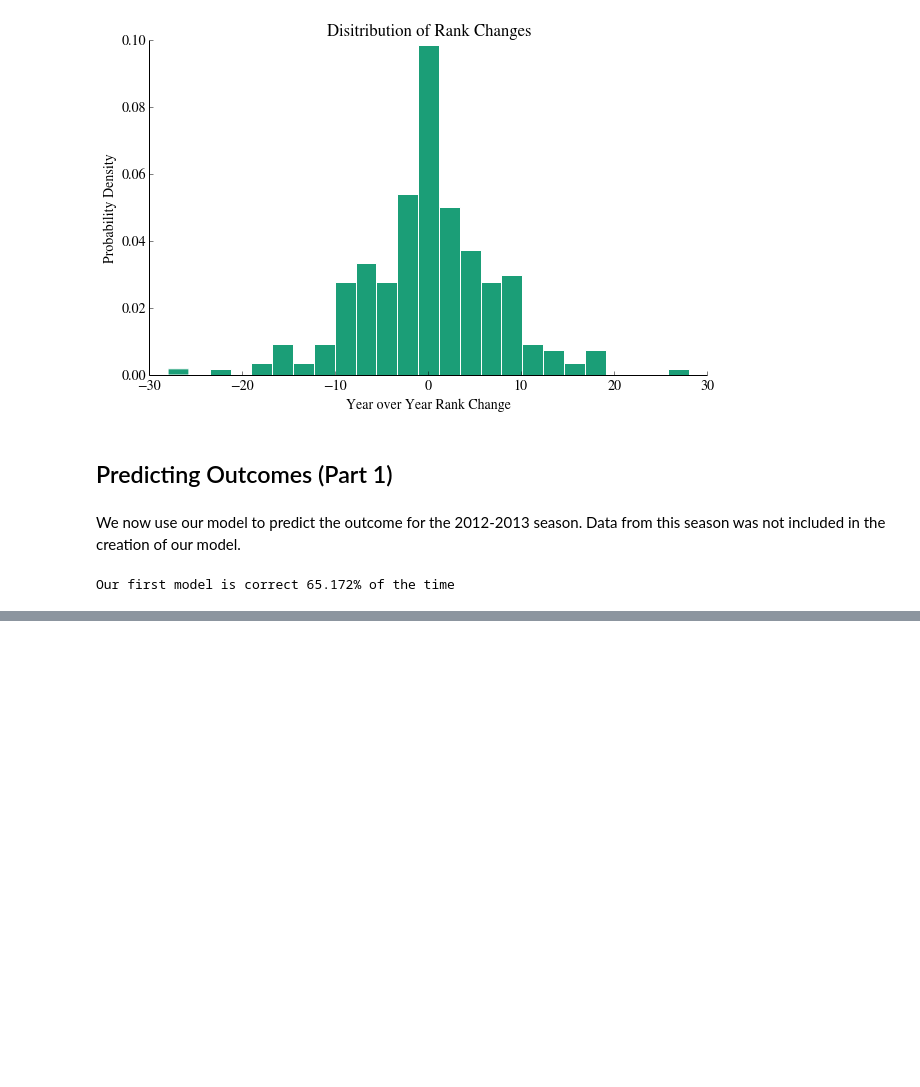
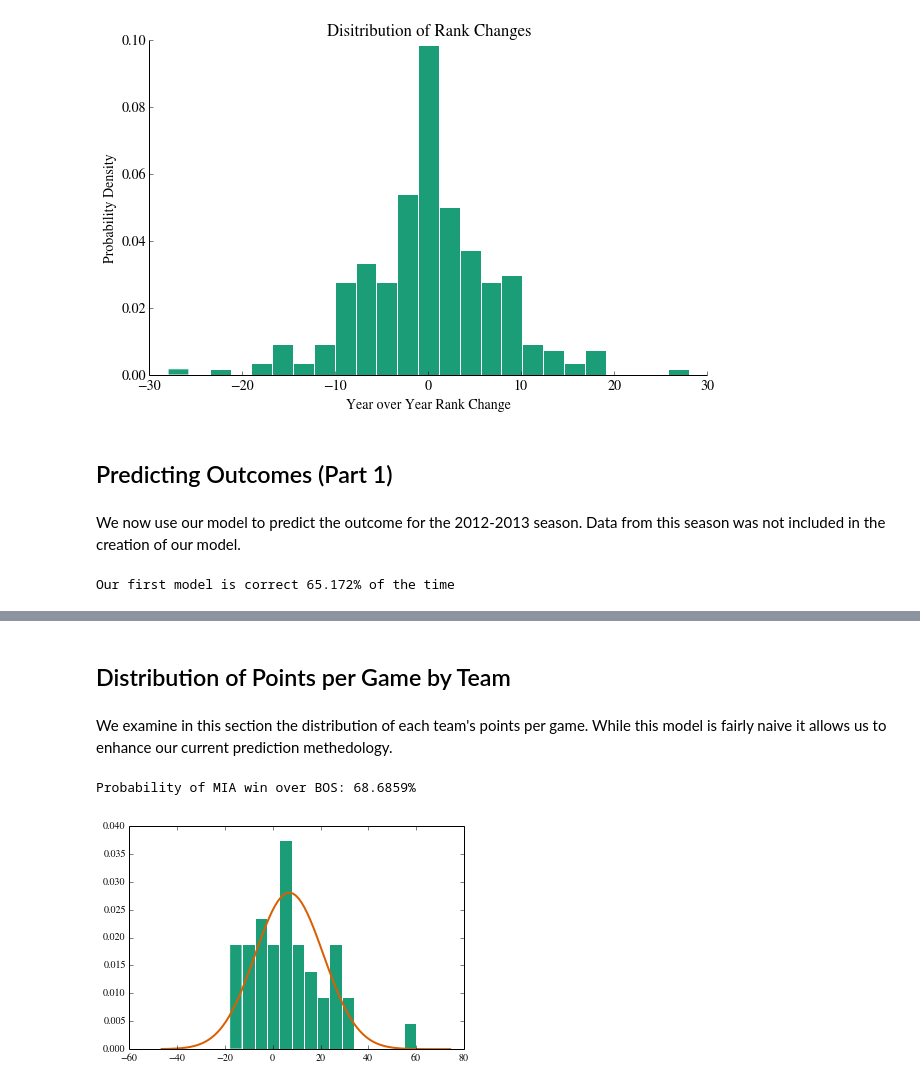
Before and after one commit to Christophevan/project, a Jupyter notebook: Project.ipynb, the cells around one changed output, grey strips where cells are left out. Saved outputs shown, nothing was run; the diff lists cells and outputs as text; code cells hidden in the pictures; blank space fills up the shorter version.

```diff
--- a/Project.ipynb
+++ b/Project.ipynb
@@ -504,7 +507,7 @@ diff_std = defaultdict(list)
 #Calculate the average point difference and the std. deviation
 for rnk_diff in score_diff.keys():
     #Only store data for rank diffences with enough observations to draw statisically significant observations
-    req_obvs = pow((1.644853*np.std(score_diff[rnk_diff]))/np.mean(score_diff[rnk_diff]),2)
+    req_obvs = pow((1.281551*np.std(score_diff[rnk_diff]))/np.mean(score_diff[rnk_diff]),2)
     num_obvs = len(score_diff[rnk_diff])
     if  num_obvs > req_obvs:
         avg_diff[rnk_diff] = np.mean(score_diff[rnk_diff])
@@ -789,0 +895,31 @@ game_graph.edges()
+# %%
+############
+#This can be modified to test the accuracy of the model
+############
+
+#This takes a while to run
+for year in range(2007, 2014):
+    game_data[year] = get_game_data(year)
+
+results = []
+rank_model = make_ranking_model(game_data, end_date= make_date(2013, 2, 19), standing_fn = network_standings)
+nt_stds = network_standings(2013, end_date= make_date(2013, 2, 19))
+for matchup, game_series in game_data[2013].iteritems():
+    for game in game_series:
+
+            if rank_model[nt_stds[matchup[1]]-nt_stds[matchup[0]]][0] > 0:
+                if game[1] - game[2] > 0:
+                    results.append(True)
+                else:
+                    results.append(False)
+            else:
+                if game[1] - game[2] > 0:
+                    results.append(False)
+                else:
+                    results.append(True)
+
+print str(100.*float(sum(results))/len(results)) + '% accuracy'
+# %% [markdown]
+## Distribution of Points per Game by Team
+# %% [markdown]
+We examine in this section the distribution of each team's points per game. While this model is fairly naive it allows us to enhance our current prediction methedology.
@@ -789,0 +1034,18 @@ game_graph.edges()
+# %%
+## EXAMPLE USAGE
+
+year = 2013
+home_team = 'MIA'
+away_team = 'BOS'
+games = get_game_data(year)
+
+diff_mean, diff_std, home_win_prob, ppg_diff = predict_ppg_diff('MIA', 'BOS', games)
+
+x = np.linspace(min(ppg_diff)-2*diff_std,max(ppg_diff)+diff_std,100)
+plt.hist(diff, bins = 15, normed = True)
+plt.plot(x, normpdf(x, diff_mean, diff_std))
+
+print 'Probability of ' + home_team + ' win over ' + away_team + ': ' + str(round(100.*home_win_prob, 4)) + '%'
+# %% [output]
+Probability of MIA win over BOS: 68.6859%
+[figure, added]
```
Also changed, not shown: parts of 21 cells of this notebook, 1 other file.
